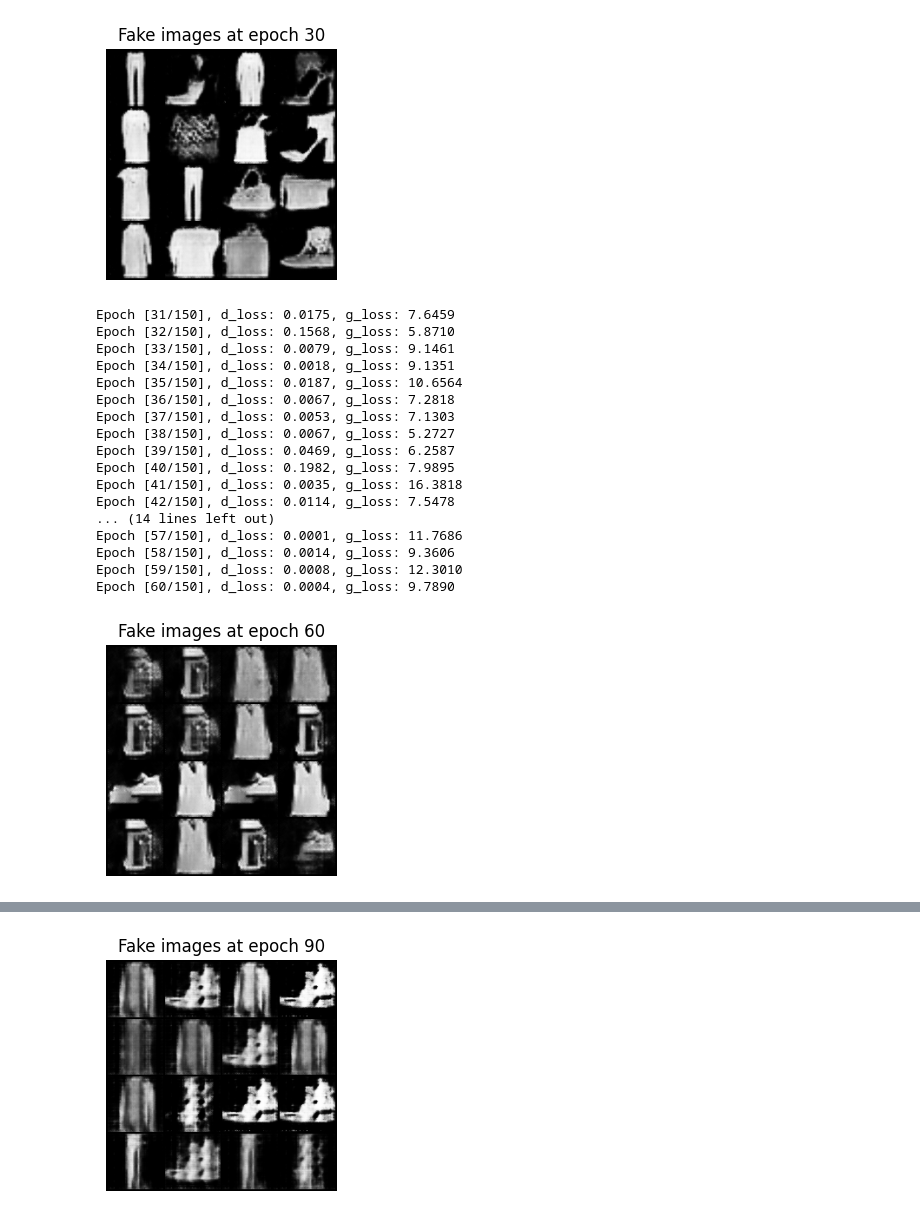
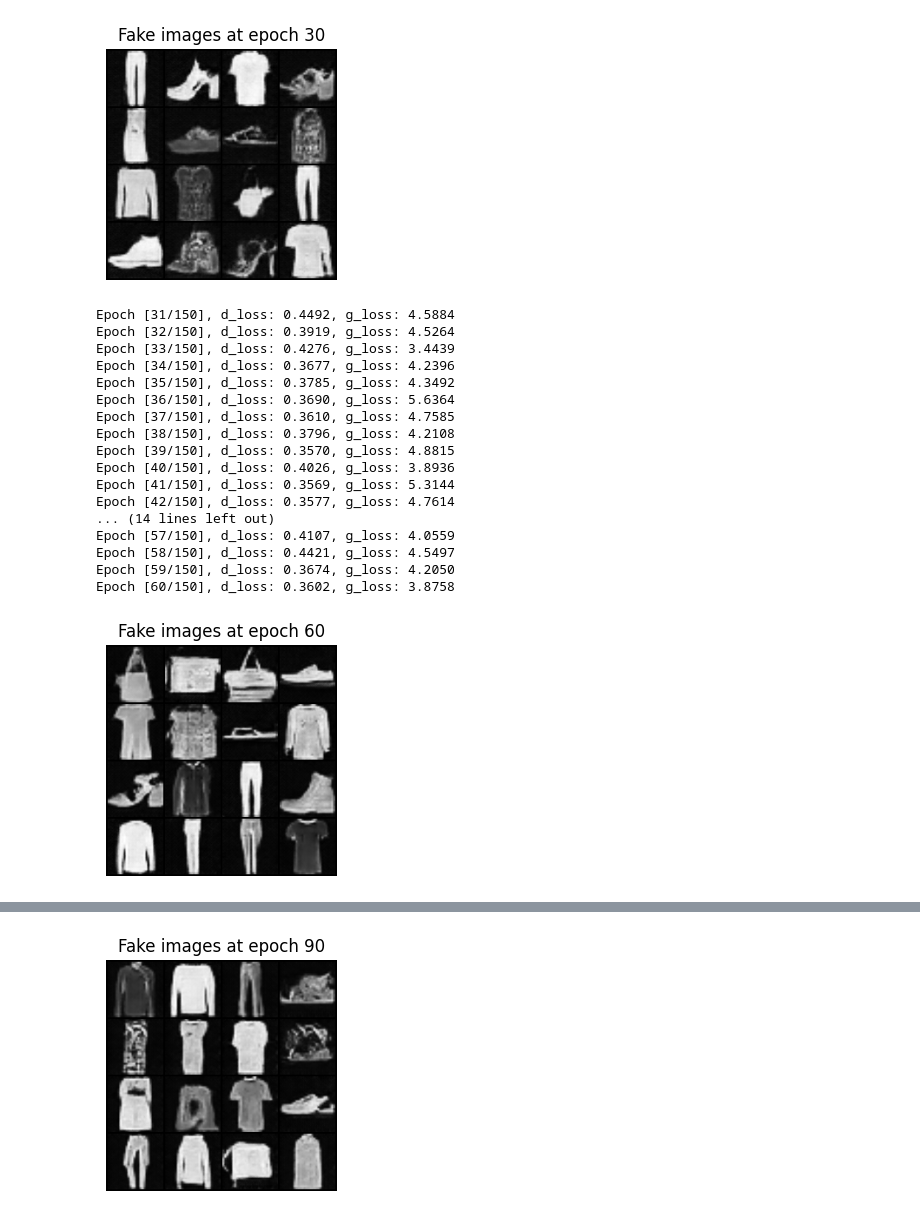
Before and after one commit to abhishek-test/Gen_AI_Computer_Vision, a Jupyter notebook: 01_Generatie_Adverserial_Networks/02_dcgan.ipynb, the cells around one changed output, grey strips where cells are left out. Saved outputs shown, nothing was run; the diff lists cells and outputs as text; code cells hidden in the pictures.

```diff
--- a/01_Generatie_Adverserial_Networks/02_dcgan.ipynb
+++ b/01_Generatie_Adverserial_Networks/02_dcgan.ipynb
@@ -29,11 +33,11 @@ transform = transforms.Compose([
 ])
 
 # Load Fashion-MNIST dataset
-train_dataset = torchvision.datasets.FashionMNIST(root="./data", train=True, transform=transform)
+train_dataset = torchvision.datasets.FashionMNIST(root="C:\\Abhishek_Data\\Datasets", train=True, transform=transform)
 train_loader  = torch.utils.data.DataLoader(train_dataset, batch_size=batch_size, shuffle=True, drop_last=True)
 
-test_dataset = torchvision.datasets.FashionMNIST(root='./data', train=False, download=True, transform=transform)
-test_loader = torch.utils.data.DataLoader(test_dataset, batch_size=batch_size, shuffle=False)
+test_dataset = torchvision.datasets.FashionMNIST(root='C:\\Abhishek_Data\\Datasets', train=False, download=True, transform=transform)
+test_loader  = torch.utils.data.DataLoader(test_dataset, batch_size=batch_size, shuffle=False)
 # %%
 # get images and labels from loader
 numbers, labels = next(iter(train_loader))
@@ -132,5 +169,5 @@ def generate_noise(batch_size, latent_size):
 # %%
-num_epochs = 150
+num_epochs = 50
 
 # Training loop
 for epoch in range(num_epochs):
@@ -139,16 +176,20 @@ for epoch in range(num_epochs):
         batch_size_curr = real_images.size(0)
 
         # Labels for real and fake images
-        real_labels = torch.ones(batch_size_curr, 1).to(device)
+        #real_labels = torch.ones(batch_size_curr, 1).to(device)
+        real_labels = torch.full((batch_size_curr, 1), 0.9).to(device)  # label smoothing Helps prevent Discriminator overconfidences
         fake_labels = torch.zeros(batch_size_curr, 1).to(device)
 
         # Train Discriminator
-        outputs = D(real_images)
+
+        # Calculate how well 'D' classifies real as real
+        outputs = D(real_images)  # probabilities in the range (0, 1), not just 1 or 0
         d_loss_real = criterion(outputs, real_labels)
         real_score = outputs
 
+        # Evaluate how well 'D' classifies fake as fake
         noise = generate_noise(batch_size_curr, latent_dim)
-        fake_images = G(noise)
+        fake_images = G(noise) # Generate fake images
         outputs = D(fake_images.detach())
         d_loss_fake = criterion(outputs, fake_labels)
         fake_score = outputs
@@ -160,8 +201,9 @@ for epoch in range(num_epochs):
         d_optimizer.step()
 
         # Train Generator
+        # Compute how well G fools D into classifying fakes as real (i.e., real_labels used)
         noise = generate_noise(batch_size_curr, latent_dim)
-        fake_images = G(noise)
+        fake_images = G(noise)  # Generate new fake images
         outputs = D(fake_images)
         g_loss = criterion(outputs, real_labels)  # We want the fake images to be classified as real
 
@@ -172,7 +214,7 @@ for epoch in range(num_epochs):
     print(f'Epoch [{epoch+1}/{num_epochs}], d_loss: {d_loss.item():.4f}, g_loss: {g_loss.item():.4f}')
 
     # Generate and show fake images every 10 epochs
-    if (epoch+1) % 30 == 0:
+    if (epoch+1) % 10 == 0:
         with torch.no_grad():
             fake_images = fake_images.reshape(-1, 1, image_size, image_size)
             fake_images = fake_images[:16]
@@ -203,19 +245,19 @@ Epoch [30/150], d_loss: 0.0137, g_loss: 6.5039
-[figure, old version]
+[figure, new version]
-Epoch [31/150], d_loss: 0.0175, g_loss: 7.6459
-Epoch [32/150], d_loss: 0.1568, g_loss: 5.8710
-Epoch [33/150], d_loss: 0.0079, g_loss: 9.1461
-Epoch [34/150], d_loss: 0.0018, g_loss: 9.1351
-Epoch [35/150], d_loss: 0.0187, g_loss: 10.6564
-Epoch [36/150], d_loss: 0.0067, g_loss: 7.2818
-Epoch [37/150], d_loss: 0.0053, g_loss: 7.1303
-Epoch [38/150], d_loss: 0.0067, g_loss: 5.2727
-Epoch [39/150], d_loss: 0.0469, g_loss: 6.2587
-Epoch [40/150], d_loss: 0.1982, g_loss: 7.9895
-Epoch [41/150], d_loss: 0.0035, g_loss: 16.3818
-Epoch [42/150], d_loss: 0.0114, g_loss: 7.5478
+Epoch [31/150], d_loss: 0.4492, g_loss: 4.5884
+Epoch [32/150], d_loss: 0.3919, g_loss: 4.5264
+Epoch [33/150], d_loss: 0.4276, g_loss: 3.4439
+Epoch [34/150], d_loss: 0.3677, g_loss: 4.2396
+Epoch [35/150], d_loss: 0.3785, g_loss: 4.3492
+Epoch [36/150], d_loss: 0.3690, g_loss: 5.6364
+Epoch [37/150], d_loss: 0.3610, g_loss: 4.7585
+Epoch [38/150], d_loss: 0.3796, g_loss: 4.2108
+Epoch [39/150], d_loss: 0.3570, g_loss: 4.8815
+Epoch [40/150], d_loss: 0.4026, g_loss: 3.8936
+Epoch [41/150], d_loss: 0.3569, g_loss: 5.3144
+Epoch [42/150], d_loss: 0.3577, g_loss: 4.7614
 ... (14 lines left out)
-Epoch [57/150], d_loss: 0.0001, g_loss: 11.7686
-Epoch [58/150], d_loss: 0.0014, g_loss: 9.3606
-Epoch [59/150], d_loss: 0.0008, g_loss: 12.3010
-Epoch [60/150], d_loss: 0.0004, g_loss: 9.7890
+Epoch [57/150], d_loss: 0.4107, g_loss: 4.0559
+Epoch [58/150], d_loss: 0.4421, g_loss: 4.5497
+Epoch [59/150], d_loss: 0.3674, g_loss: 4.2050
+Epoch [60/150], d_loss: 0.3602, g_loss: 3.8758
-[figure, old version]
+[figure, new version]
@@ -239 +281 @@ Epoch [90/150], d_loss: 0.0042, g_loss: 10.8485
-[figure, old version]
+[figure, new version]
```
Also changed, not shown: parts of 10 cells of this notebook, 5 other files.
